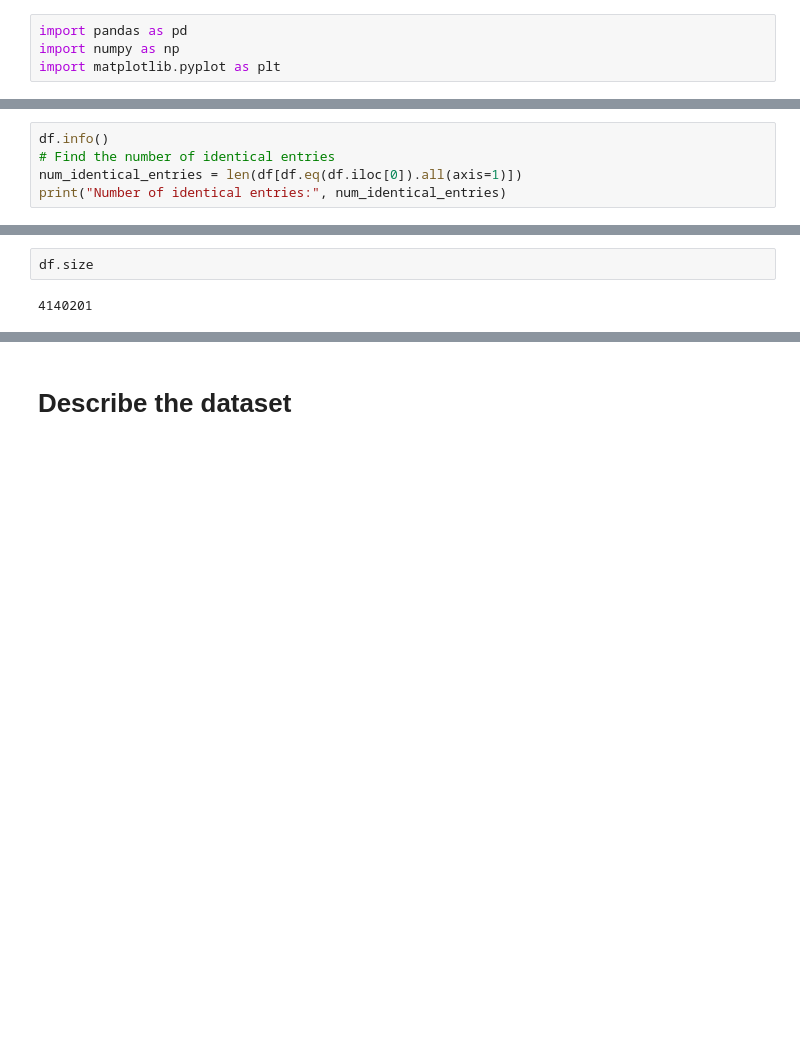
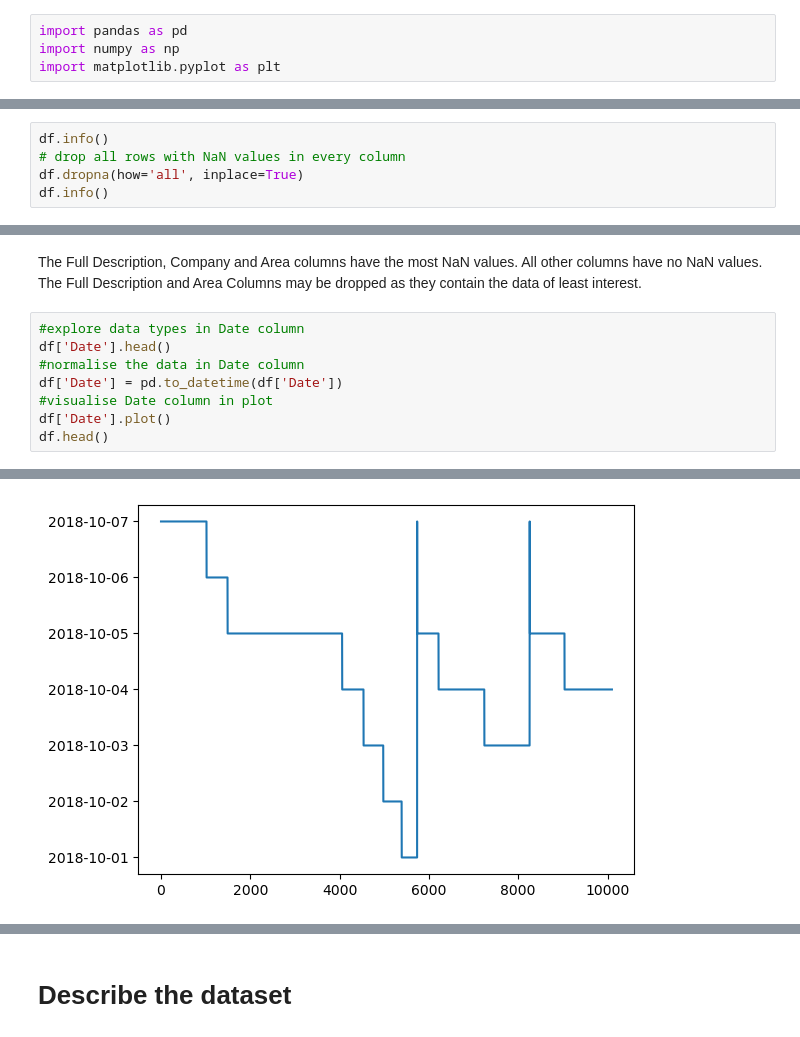
Before and after one commit to ToddNCooper/DataAnalyticsAssignment, a Jupyter notebook: rough_start.ipynb, the cells around one changed output, grey strips where cells are left out. Drawn from its saved outputs; the diff is of its cells as text; blank space fills up the shorter version.

Commit message:
Preliminary Data visualisation started.

```diff
--- a/rough_start.ipynb
+++ b/rough_start.ipynb
@@ -14,9 +14,9 @@ df.head()
 | 4 | 37404308.0 | Business Banking Contact Centre S... | Commonwealth Bank - Business & Pr... | 2018-10-07T00:00:00.000Z | Sydney | Ryde & Macquarie Park | Call Centre & Customer Service | Sales - Inbound | We are seeking highly articulate,... | ... |
 # %%
 df.info()
-# Find the number of identical entries
-num_identical_entries = len(df[df.eq(df.iloc[0]).all(axis=1)])
-print("Number of identical entries:", num_identical_entries)
+# drop all rows with NaN values in every column
+df.dropna(how='all', inplace=True)
+df.info()
 # %% [output]
 <class 'pandas.core.frame.DataFrame'>
 RangeIndex: 40789 entries, 0 to 40788
@@ -61,4 +79,13 @@ memory usage: 4.0+ MB
+# %% [markdown]
+The Full Description, Company and Area columns have the most NaN values.
+All other columns have no NaN values.
+The Full Description and Area Columns may be dropped as they contain the data of least interest.
 # %%
-df.size
+#explore data types in Date column
+df['Date'].head()
+#normalise the data in Date column
+df['Date'] = pd.to_datetime(df['Date'])
+#visualise Date column in plot
+df['Date'].plot()
+df.head()
 # %% [output]
-4140201
@@ -64,0 +98 @@ df.size
+[figure, added]
```
Also changed, not shown: parts of 17 cells of this notebook.
